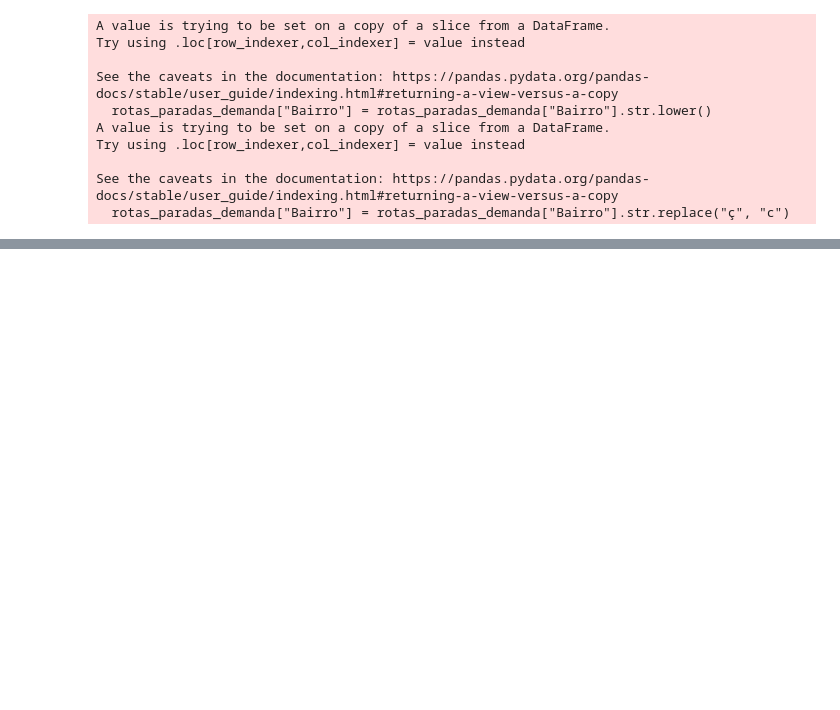
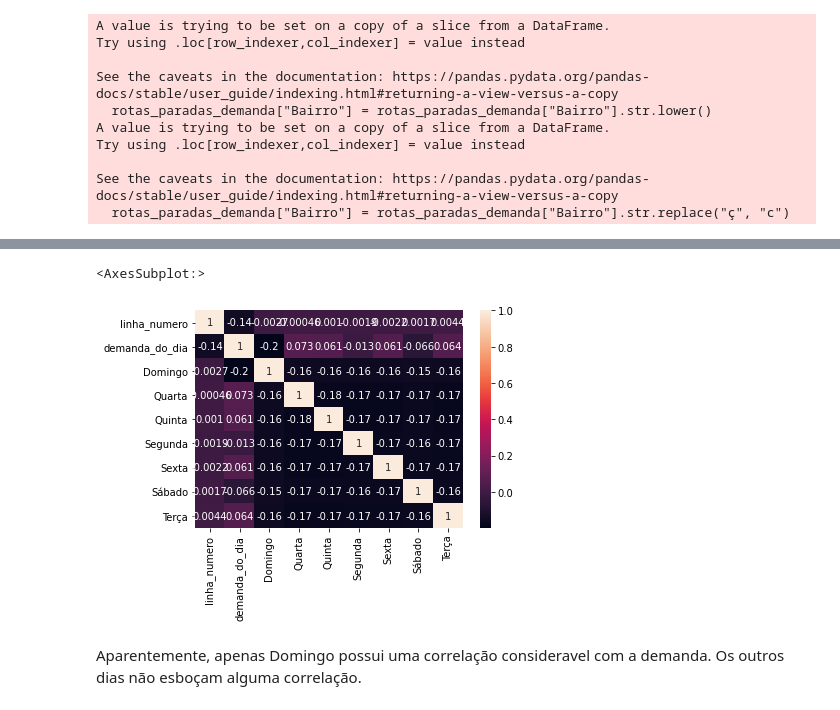
Before and after one commit to iuryrosal/analysis_transport_fortaleza, a Jupyter notebook: notebooks/analise_exploratoria/analise_exploratoria.ipynb, the cells around one changed output, grey strips where cells are left out. Cells and saved outputs as stored; diff of their text form; code cells hidden in the pictures; blank space fills up the shorter version.

```diff
--- a/notebooks/analise_exploratoria/analise_exploratoria.ipynb
+++ b/notebooks/analise_exploratoria/analise_exploratoria.ipynb
@@ -519,0 +594,4 @@ rotas_paradas_demanda.merge(dados_bairros, how="inner", left_on="Bairro", right_
+# %%
+demanda_p_linha_dia.Dia_Semana = demanda_p_linha_dia.Dia_Semana.map(days_week)
+# %%
+demanda_semana_linha = demanda_p_linha_dia.groupby(["linha_numero", "Dia_Semana"]).mean()[["demanda_do_dia"]].reset_index()
@@ -519,0 +614,2 @@ rotas_paradas_demanda.merge(dados_bairros, how="inner", left_on="Bairro", right_
+# %%
+demanda_semana_linha = pd.concat([demanda_semana_linha, pd.get_dummies(demanda_semana_linha["Dia_Semana"])], axis = 1)
@@ -519,0 +632,9 @@ rotas_paradas_demanda.merge(dados_bairros, how="inner", left_on="Bairro", right_
+# %%
+demanda_semana_linha.drop(columns=["Dia_Semana"], inplace = True)
+# %%
+sb.heatmap(demanda_semana_linha.corr(), annot=True)
+# %% [output]
+<AxesSubplot:>
+[figure, added]
+# %% [markdown]
+Aparentemente, apenas Domingo possui uma correlação consideravel com a demanda. Os outros dias não esboçam alguma correlação.
```
Also changed, not shown: parts of 24 cells of this notebook.
